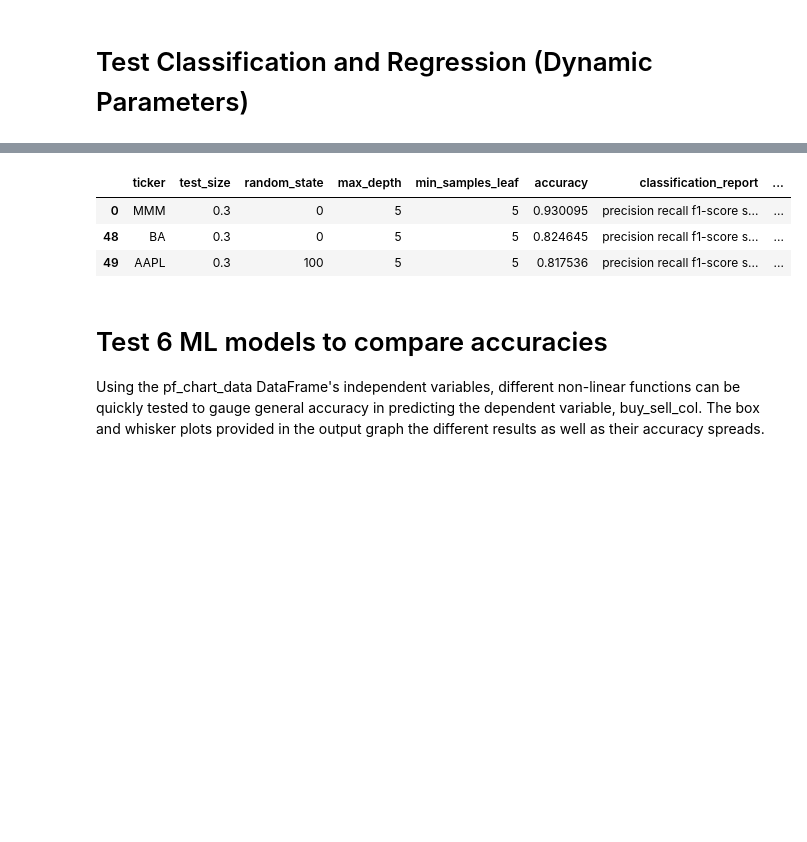
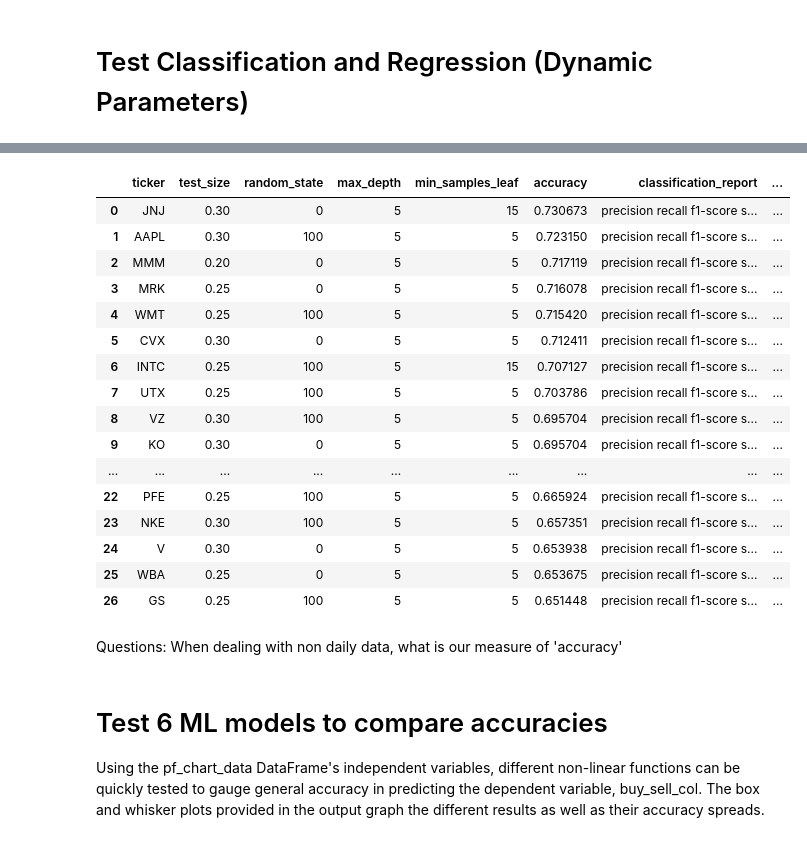
Before and after one commit to ncasale/zipline-setup, a Jupyter notebook: Pnf-basic-modeling.ipynb, the cells around one changed output, grey strips where cells are left out. Drawn from its saved outputs; the diff is of its cells as text; code cells hidden in the pictures; blank space fills up the shorter version.

```diff
--- a/Pnf-basic-modeling.ipynb
+++ b/Pnf-basic-modeling.ipynb
@@ -224,7 +236,6 @@ def measure_performance(X,y,clf_gini, output):
     return accuracy, classification_report, confusion_matrix
 
 def CART(title,df,X,Y,df_names,test_size,random_state,max_depth,min_samples_leaf, output = False, export = False, report = False):
-
     #define training and test samples
     X_train, X_test, y_train, y_test = train_test_split( X, Y, test_size = test_size, random_state = random_state)
     X_train = X_train.astype(int)
@@ -253,7 +264,9 @@ def CART(title,df,X,Y,df_names,test_size,random_state,max_depth,min_samples_leaf
             'accuracy': accuracy,
             'classification_report': classification_report,
             'confusion_matrix': confusion_matrix,
-            'model': clf_gini
+            'model': clf_gini,
+            'X_test': X_test,
+            'y_pred': y_pred
         }
         return report_entry
     else:
@@ -273,8 +286,8 @@ def CART(title,df,X,Y,df_names,test_size,random_state,max_depth,min_samples_leaf
 from IPython.display import clear_output
 import itertools
 
-def test_models(ticker_set, test_size_set, random_state_set, max_depth_set, min_samples_leaf_set, input_cols, output_col, duration):
-    accuracy_report = pd.DataFrame(columns = ['ticker', 'test_size', 'random_state', 'max_depth', 'min_samples_leaf', 'accuracy', 'classification_report', 'confusion_matrix', 'model'])
+def test_models(ticker_set, test_size_set, random_state_set, max_depth_set, min_samples_leaf_set, input_cols, output_col, duration, pred_window, csv = False):
+    accuracy_report = pd.DataFrame(columns = ['ticker', 'test_size', 'random_state', 'max_depth', 'min_samples_leaf', 'accuracy', 'classification_report', 'confusion_matrix', 'model', 'X_test', 'y_pred'])
     current_ticker = ''
     i = 1
 
@@ -285,8 +298,6 @@ def test_models(ticker_set, test_size_set, random_state_set, max_depth_set, min_
             clear_output()
             print ('On ticker number {0}/{1}: {2}'.format(str(i),str(len(ticker_set)),ticker))
             i += 1
-        else:
-            pass
 
         # Title of the chart
         title = 'CART of ' + ticker
@@ -294,11 +305,10 @@ def test_models(ticker_set, test_size_set, random_state_set, max_depth_set, min_
         # Create a p&f chart for the given ticker using historical data and print the result
         pf_chart = generate_pf_chart(ticker, historical_dfs, duration)
         # Format P&F Chart Data For Analysis
-        df = format_data(pf_chart)
-
+        df = format_data(pf_chart, pred_window, csv, current_ticker)
         #Set the range of the test ()
-        X = df.values[:len(df)-1,(input_cols)]
-        Y = df.values[1:len(df),output_col]
+        X = df.values[:len(df)-pred_window,(input_cols)]
+        Y = df.values[pred_window:len(df),output_col]
 
 
         # Run the CART model generator
@@ -312,12 +322,20 @@ def test_models(ticker_set, test_size_set, random_state_set, max_depth_set, min_
     clear_output()
     print('Done!')
     return accuracy_report
+
+def get_sign(value):
+    if value > 0:
+        return 1
+    else:
+        return 0
 # %%
 historical_dfs = get_hist_data(universe_tickers)
 
 # Set the tickers and parameter values to be tested
-ticker_set = ['AAPL', 'MMM', 'BA', 'CAT', 'CVX', 'CSCO', 'KO', 'DIS', 'XOM', 'GS', 'HD' , 'IBM', 'INTC', 'JNJ', 'JPM', 'MCD', 'MRK', 'MSFT', 'NKE', 'PFE', 'PG', 'UTX', 'UNH', 'VZ', 'V', 'WMT', 'WBA']
+ticker_set = ['AAPL', 'MMM', 'MMM', 'BA', 'CAT', 'CVX', 'CSCO', 'KO', 'DIS', 'XOM', 'GS', 'HD' , 'IBM', 'INTC', 'JNJ', 'JPM', 'MCD', 'MRK', 'MSFT', 'NKE', 'PFE', 'PG', 'UTX', 'UNH', 'VZ', 'V', 'WMT', 'WBA']
+
 duration = 5 # Number of years to graph
+pred_window = 5
 
 # Set model parameters to test
 test_size_set = [.20,.25,.30] # Percent of the data that is used as training data (Range = 0:1)
@@ -327,8 +345,9 @@ min_samples_leaf_set = [5,15,30] # Minimum number of samples in a group to split
 
 # Set input variables to test
 input_cols = [1,5,6,8,9,10,15,16,17] # Numeric values or column names of independent varibles
-output_col = 13 # Numeric value or column name of the dependent variable
+output_col = 19 # Numeric value or column name of the dependent variable
 
 # Create models for each combination of variables
-accuracy_report = test_models(ticker_set, test_size_set, random_state_set, max_depth_set, min_samples_leaf_set, input_cols, output_col, duration)
+accuracy_report = test_models(ticker_set, test_size_set, random_state_set, max_depth_set, min_samples_leaf_set, input_cols, output_col, duration, pred_window, csv = True)
+accuracy_report
 # %% [output]
@@ -337,33 +373,49 @@ KeyboardInterrupt:
 # %%
 # Take the best performing model paramters for each stock
 ticker_report = accuracy_report.drop_duplicates(subset = 'ticker')
 
 for index, row in ticker_report.iterrows():
     ticker = row['ticker']
     test_size = row['test_size']
     max_depth = row['max_depth']
     random_state = row['random_state']
     min_samples_leaf = row['min_samples_leaf']
     min_samples_leaf = row['min_samples_leaf']
 
     # Recreate the analysis DataFrame using the best performer
     pf_chart = generate_pf_chart(ticker, historical_dfs, duration)
-    df = format_data(pf_chart)
+    df = format_data(pf_chart, pred_window)
 
     X = df.values[:len(df)-1,(input_cols)]
     Y = df.values[1:len(df),output_col]
 
     # Run the CART model generator
     title = 'PnF of ' + ticker
     df_names = list(df.columns.values[input_cols])
 
     CART(title,df,X,Y,df_names,test_size,random_state,max_depth,min_samples_leaf, export = True)
-ticker_report
+ticker_report.reset_index(drop=True)
 # %% [output]
 |  | ticker | test_size | random_state | max_depth | min_samples_leaf | accuracy | classification_report | ... |
-| 0 | MMM | 0.3 | 0 | 5 | 5 | 0.930095 | precision recall f1-score s... | ... |
-| 48 | BA | 0.3 | 0 | 5 | 5 | 0.824645 | precision recall f1-score s... | ... |
-| 49 | AAPL | 0.3 | 100 | 5 | 5 | 0.817536 | precision recall f1-score s... | ... |
+| 0 | JNJ | 0.30 | 0 | 5 | 15 | 0.730673 | precision recall f1-score s... | ... |
+| 1 | AAPL | 0.30 | 100 | 5 | 5 | 0.723150 | precision recall f1-score s... | ... |
+| 2 | MMM | 0.20 | 0 | 5 | 5 | 0.717119 | precision recall f1-score s... | ... |
+| 3 | MRK | 0.25 | 0 | 5 | 5 | 0.716078 | precision recall f1-score s... | ... |
+| 4 | WMT | 0.25 | 100 | 5 | 5 | 0.715420 | precision recall f1-score s... | ... |
+| 5 | CVX | 0.30 | 0 | 5 | 5 | 0.712411 | precision recall f1-score s... | ... |
+| 6 | INTC | 0.25 | 100 | 5 | 15 | 0.707127 | precision recall f1-score s... | ... |
+| 7 | UTX | 0.25 | 100 | 5 | 5 | 0.703786 | precision recall f1-score s... | ... |
+| 8 | VZ | 0.30 | 100 | 5 | 5 | 0.695704 | precision recall f1-score s... | ... |
+| 9 | KO | 0.30 | 0 | 5 | 5 | 0.695704 | precision recall f1-score s... | ... |
+| ... | ... | ... | ... | ... | ... | ... | ... | ... |
+| 22 | PFE | 0.25 | 100 | 5 | 5 | 0.665924 | precision recall f1-score s... | ... |
+| 23 | NKE | 0.30 | 100 | 5 | 5 | 0.657351 | precision recall f1-score s... | ... |
+| 24 | V | 0.30 | 0 | 5 | 5 | 0.653938 | precision recall f1-score s... | ... |
+| 25 | WBA | 0.25 | 0 | 5 | 5 | 0.653675 | precision recall f1-score s... | ... |
+| 26 | GS | 0.25 | 100 | 5 | 5 | 0.651448 | precision recall f1-score s... | ... |
+# %% [markdown]
+Questions:
+When dealing with non daily data, what is our measure of 'accuracy'
 # %% [markdown]
 # Test 6 ML models to compare accuracies
 Using the pf_chart_data DataFrame's independent variables, different non-linear functions can be quickly tested to gauge general accuracy in predicting the dependent variable, buy_sell_col. The box and whisker plots provided in the output graph the different results as well as their accuracy spreads.
```
Also changed, not shown: parts of 5 cells of this notebook, 27 other files.
